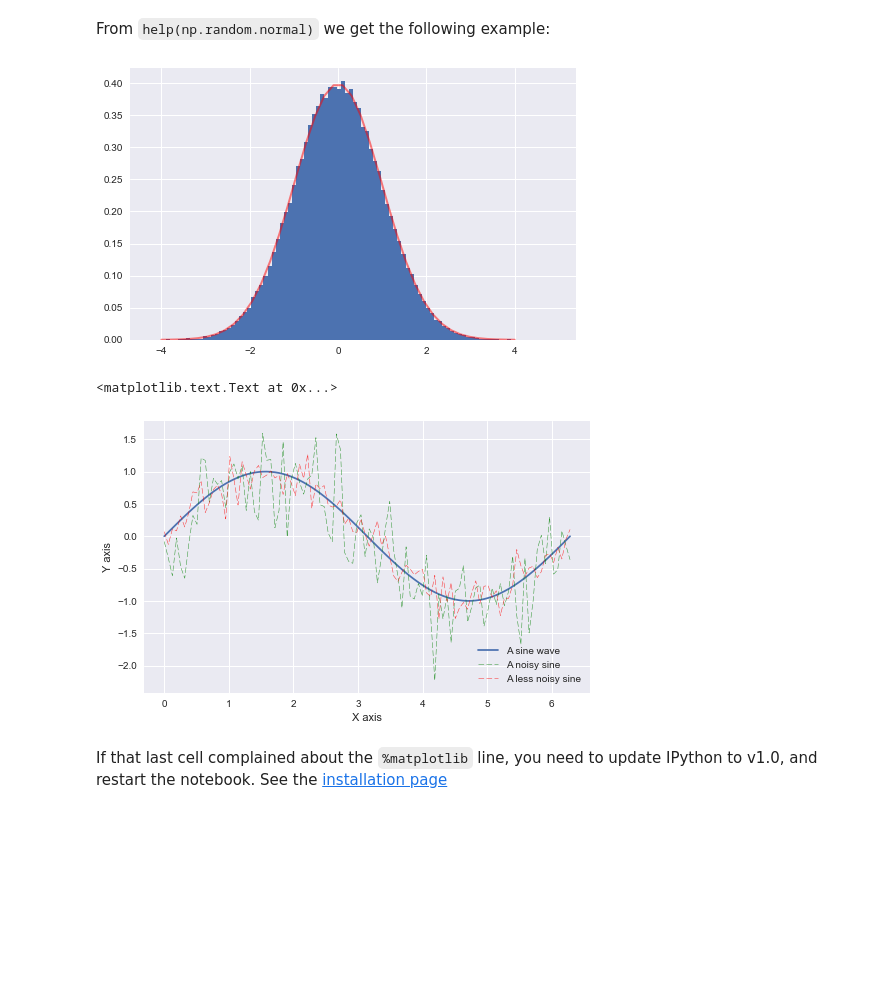
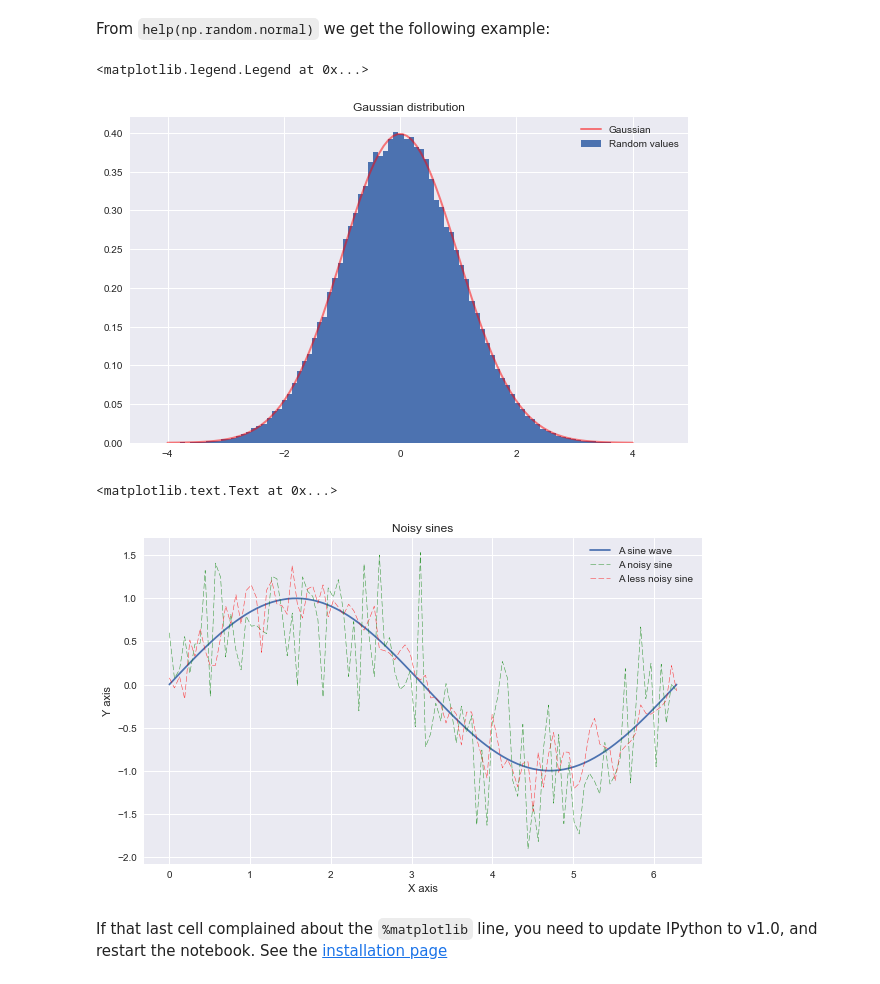
Before and after one commit to lav271/2015lab1, a Jupyter notebook: hw0.ipynb, the cells around one changed output. Saved outputs shown, nothing was run; the diff lists cells and outputs as text; code cells hidden in the pictures; blank space fills up the shorter version.

```diff
--- a/hw0.ipynb
+++ b/hw0.ipynb
@@ -500,26 +501,30 @@ The notebook integrates nicely with Matplotlib, the primary plotting package for
 From `help(np.random.normal)` we get the following example:
 # %%
 test=np.random.normal(0,1,100000)
-plt.figure(figsize=(8,5))
-plt.hist(test,bins=100,normed=True);
-plt.plot(np.linspace(-4,4,40), 1/(np.sqrt(2 * np.pi))*np.exp(-((np.linspace(-4,4,40))**2 )/ 2),linewidth=2, color='r',alpha=0.5);
+plt.figure(figsize=(10,6))
+plt.hist(test,bins=100,normed=True,label='Random values');
+plt.plot(np.linspace(-4,4,100), 1/(np.sqrt(2 * np.pi))*np.exp(-((np.linspace(-4,4,100))**2 )/ 2),label='Gaussian',linewidth=2, color='r',alpha=0.5);
+plt.title('Gaussian distribution')
+plt.legend(loc = 'upper right')
 # %% [output]
+<matplotlib.legend.Legend at 0x...>
-[figure, old version]
+[figure, new version]
 # %%
 x = np.linspace(0, 2*np.pi, 100)  #array of 30 points from 0 to 10
 y = np.sin(x)
 z = y + np.random.normal(size=100)*.5
 u = y + np.random.normal(size=100)*.2
-plt.figure(figsize=(8,5))
+plt.figure(figsize=(10,6))
 plt.plot(x, y, '-', label='A sine wave')
 plt.plot(x, z, '--', label='A noisy sine',color='g',linewidth=0.5,alpha=0.8)
 plt.plot(x, u, '--', label='A less noisy sine',color='r',linewidth=0.5,alpha=0.8)
-plt.legend(loc = 'lower right')
+plt.legend(loc = 'upper right')
 plt.xlabel("X axis")
 plt.ylabel("Y axis")
+plt.title("Noisy sines")
 # %% [output]
 <matplotlib.text.Text at 0x...>
-[figure, old version]
+[figure, new version]
 # %% [markdown]
 If that last cell complained about the `%matplotlib` line, you need to update IPython to v1.0, and restart the notebook. See the [installation page](https://github.com/cs109/content/wiki/Installing-Python)
 # %% [markdown]
```
Also changed, not shown: parts of 9 cells of this notebook.
